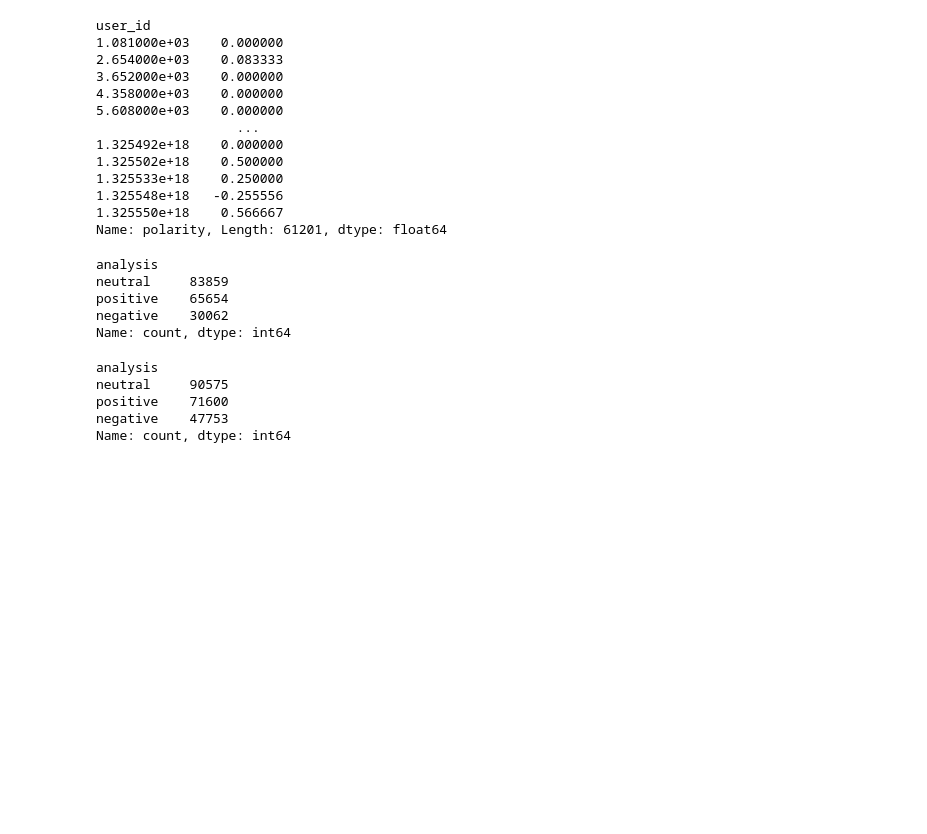
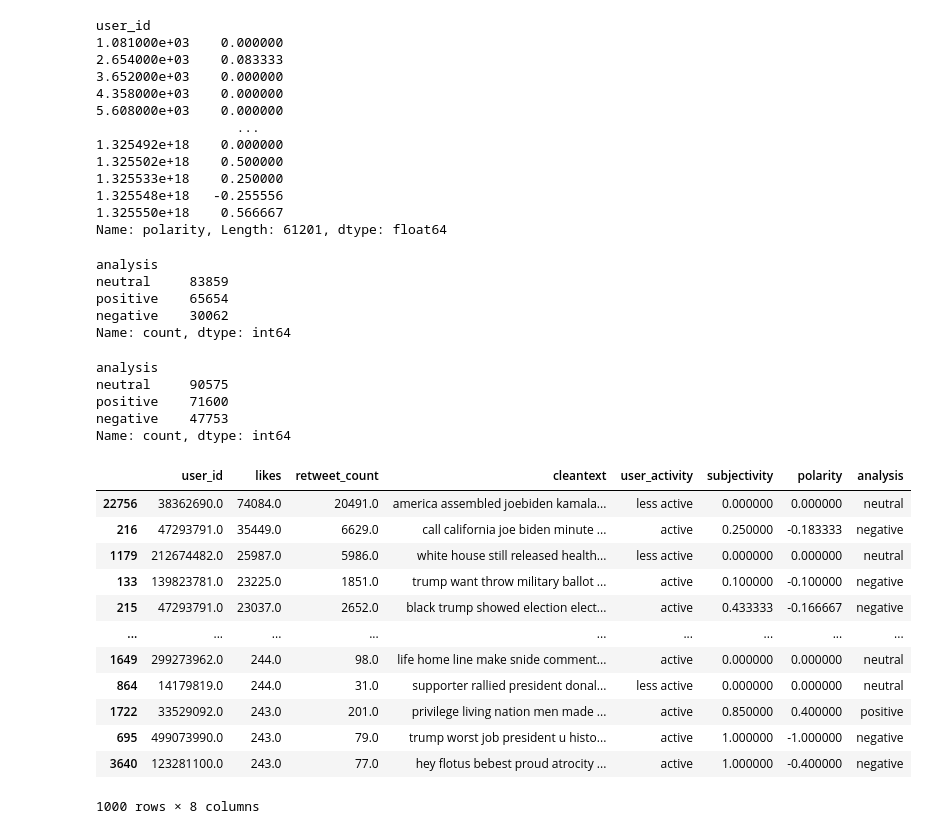
Before and after one commit to GhazaleZe/Political-Polarization-in-Comments, a Jupyter notebook: test_Polarity.ipynb, the cells around one changed output. Saved outputs shown, nothing was run; the diff lists cells and outputs as text; code cells hidden in the pictures; blank space fills up the shorter version.

```diff
--- a/test_Polarity.ipynb
+++ b/test_Polarity.ipynb
@@ -218,3 +218,20 @@ neutral     90575
 positive    71600
 negative    47753
 Name: count, dtype: int64
+# %%
+sorted_trump = trump_df.sort_values(by=['likes', 'retweet_count'], ascending=False)
+sorted_trump.head(1000)
+# %% [output]
+|  | user_id | likes | retweet_count | cleantext | user_activity | subjectivity | polarity | analysis |
+| 22756 | 38362690.0 | 74084.0 | 20491.0 | america assembled joebiden kamala... | less active | 0.000000 | 0.000000 | neutral |
+| 216 | 47293791.0 | 35449.0 | 6629.0 | call california joe biden minute ... | active | 0.250000 | -0.183333 | negative |
+| 1179 | 212674482.0 | 25987.0 | 5986.0 | white house still released health... | less active | 0.000000 | 0.000000 | neutral |
+| 133 | 139823781.0 | 23225.0 | 1851.0 | trump want throw military ballot ... | active | 0.100000 | -0.100000 | negative |
+| 215 | 47293791.0 | 23037.0 | 2652.0 | black trump showed election elect... | active | 0.433333 | -0.166667 | negative |
+| ... | ... | ... | ... | ... | ... | ... | ... | ... |
+| 1649 | 299273962.0 | 244.0 | 98.0 | life home line make snide comment... | active | 0.000000 | 0.000000 | neutral |
+| 864 | 14179819.0 | 244.0 | 31.0 | supporter rallied president donal... | less active | 0.000000 | 0.000000 | neutral |
+| 1722 | 33529092.0 | 243.0 | 201.0 | privilege living nation men made ... | active | 0.850000 | 0.400000 | positive |
+| 695 | 499073990.0 | 243.0 | 79.0 | trump worst job president u histo... | active | 1.000000 | -1.000000 | negative |
+| 3640 | 123281100.0 | 243.0 | 77.0 | hey flotus bebest proud atrocity ... | active | 1.000000 | -0.400000 | negative |
+1000 rows × 8 columns
```
Also changed, not shown: parts of 4 cells of this notebook.
